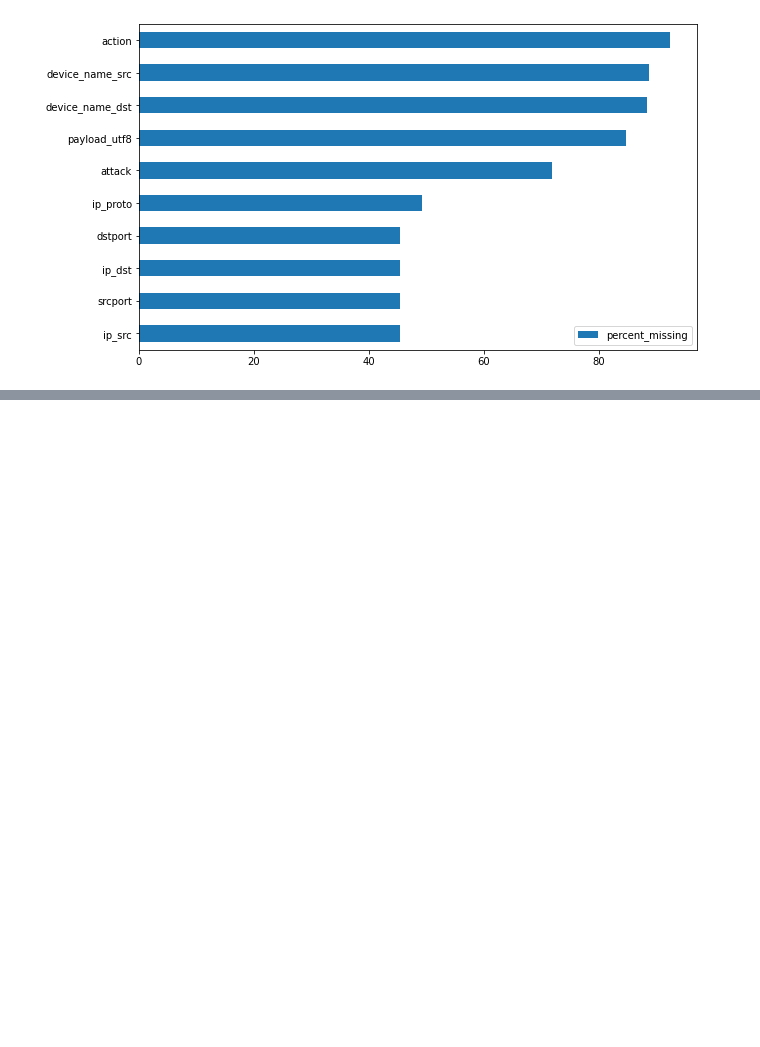
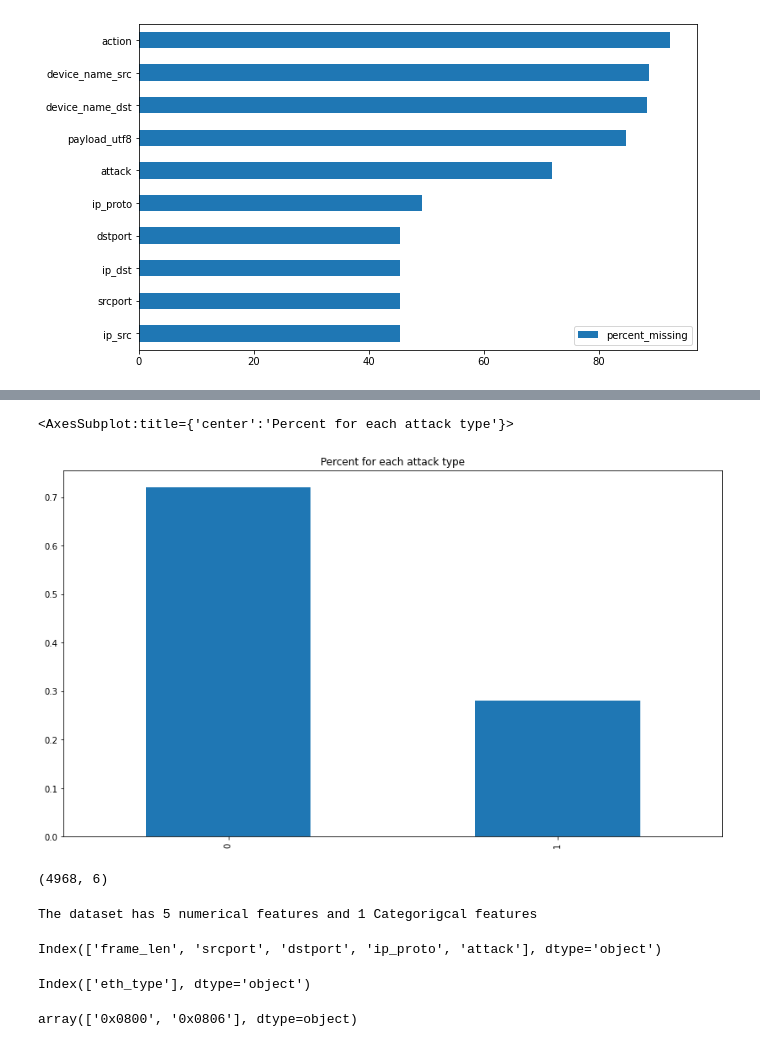
Before and after one commit to Abdulnaser98/IT-Sicherheit-Praktikum, a Jupyter notebook: analysis/analysis.ipynb, the cells around one changed output, grey strips where cells are left out. Cells and saved outputs as stored; diff of their text form; code cells hidden in the pictures; blank space fills up the shorter version.

```diff
--- a/analysis/analysis.ipynb
+++ b/analysis/analysis.ipynb
@@ -151,0 +85,35 @@ df.loc[df['payload_utf8'].notna()].head()
+# %%
+# Convert the attack column into binary column
+df['attack'] = df['attack'].fillna(0)
+df['attack'] = np.where(df['attack'] != 0, 1, df['attack'])
+df['attack'] = df['attack'].astype(int)
+# %%
+df.attack.value_counts(normalize=True).plot(kind='bar' , figsize=(14,8),
+                                    title="Percent for each attack type")
+# %% [output]
+<AxesSubplot:title={'center':'Percent for each attack type'}>
+[figure, added]
+# %%
+df.shape
+# %% [output]
+(4968, 6)
+# %%
+numerics = ['int16', 'int32', 'int64', 'float16', 'float32', 'float64']
+
+df_num = df.select_dtypes(include=numerics)
+df_cat = df.select_dtypes(include="object")
+print("The dataset has {} numerical features and {} Categorigcal features ".format( len(df_num.columns), len(df_cat.columns)  ) )
+# %% [output]
+The dataset has 5 numerical features and 1 Categorigcal features
+# %%
+df_num.columns
+# %% [output]
+Index(['frame_len', 'srcport', 'dstport', 'ip_proto', 'attack'], dtype='object')
+# %%
+df_cat.columns
+# %% [output]
+Index(['eth_type'], dtype='object')
+# %%
+df["eth_type"].unique()
+# %% [output]
+array(['0x0800', '0x0806'], dtype=object)
```
Also changed, not shown: parts of 28 cells of this notebook.
